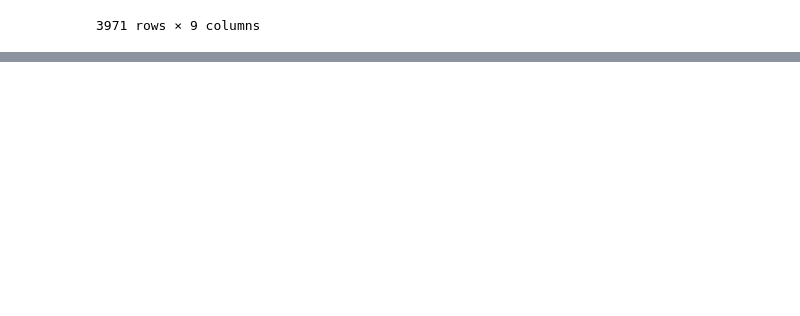
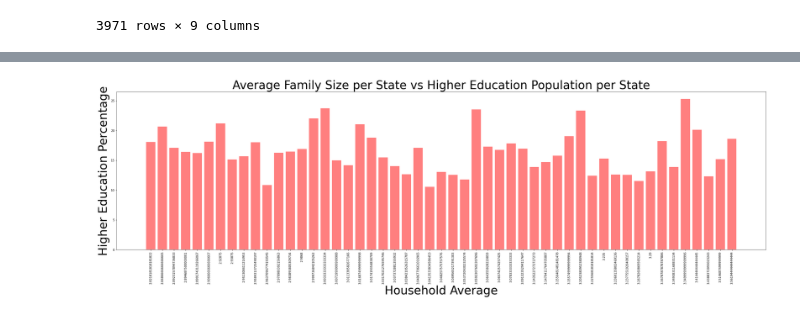
Before and after one commit to safetyh546/TeamDingo, a Jupyter notebook: educationlevel.ipynb, the cells around one changed output, grey strips where cells are left out. Drawn from its saved outputs; the diff is of its cells as text; code cells hidden in the pictures; blank space fills up the shorter version.

```diff
--- a/educationlevel.ipynb
+++ b/educationlevel.ipynb
@@ -171,0 +179,15 @@ plt.show()
+# %%
+#Household avg. vs Percent Population attaining higher education by state bar chart
+x = state_ed["Estimate!!HOUSEHOLDS BY TYPE!!Total households!!Average family size"]
+x_axis = np.arange(len(x))
+y = state_ed["Percent educational attainment Pop 25yrs> Bachelor's Degree"]
+plt.figure(figsize=(40,10))
+plt.bar(x_axis, y, color='r', alpha=0.5, align="center")
+tick_locations = [value for value in x_axis]
+plt.xticks(tick_locations, x, rotation="vertical")
+plt.xlabel('Household Average', fontsize=40)
+plt.ylabel('Higher Education Percentage', fontsize=40)
+plt.title('Average Family Size per State vs Higher Education Population per State', fontsize=40)
+plt.show()
+# %% [output]
+[figure, added]
```
Also changed, not shown: parts of 4 cells of this notebook.
